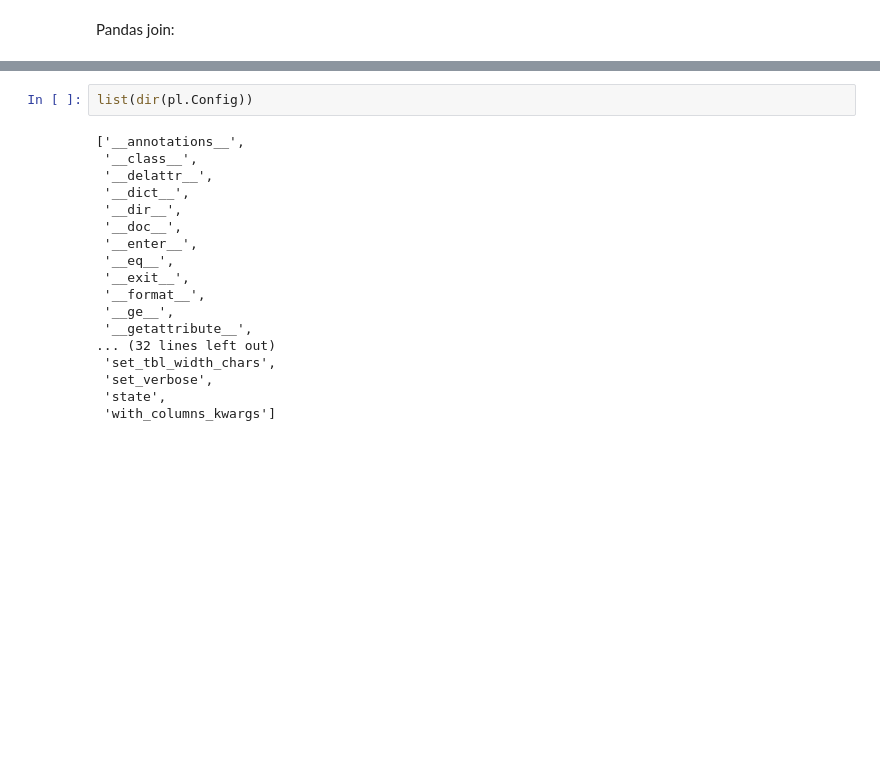
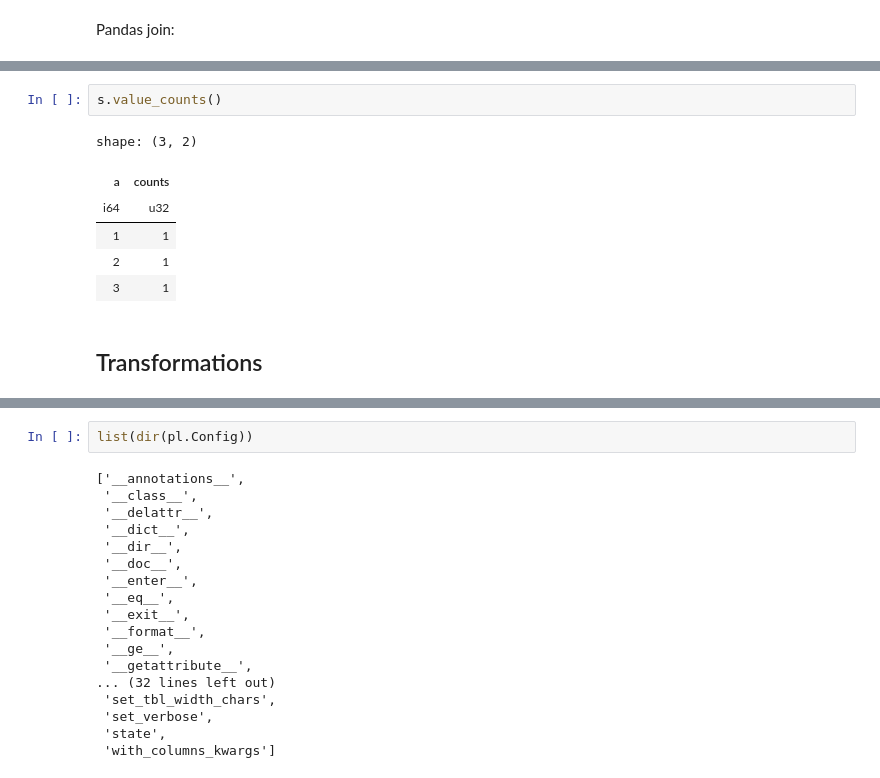
Before and after one commit to johnros/polars_demo, a Jupyter notebook: intro_2_polars.ipynb, the cells around one changed output, grey strips where cells are left out. Saved outputs shown, nothing was run; the diff lists cells and outputs as text; blank space fills up the shorter version.

```diff
--- a/intro_2_polars.ipynb
+++ b/intro_2_polars.ipynb
@@ -371,0 +420,11 @@ Warnings:
+# %%
+s.value_counts()
+# %% [output]
+shape: (3, 2)
+| a | counts |
+| i64 | u32 |
+| 1 | 1 |
+| 2 | 1 |
+| 3 | 1 |
+# %% [markdown]
+## Transformations
```
Also changed, not shown: parts of 105 cells of this notebook, 3 other files.
